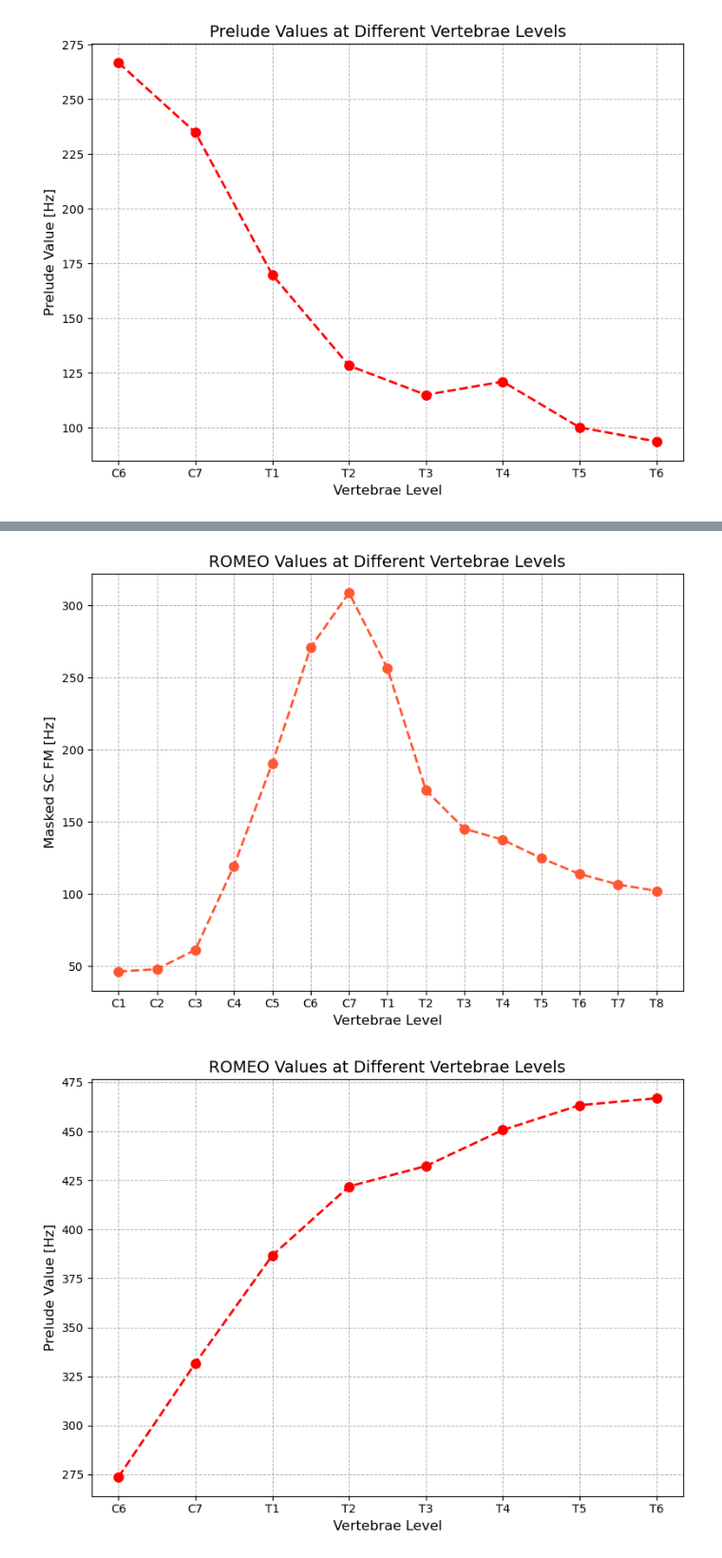
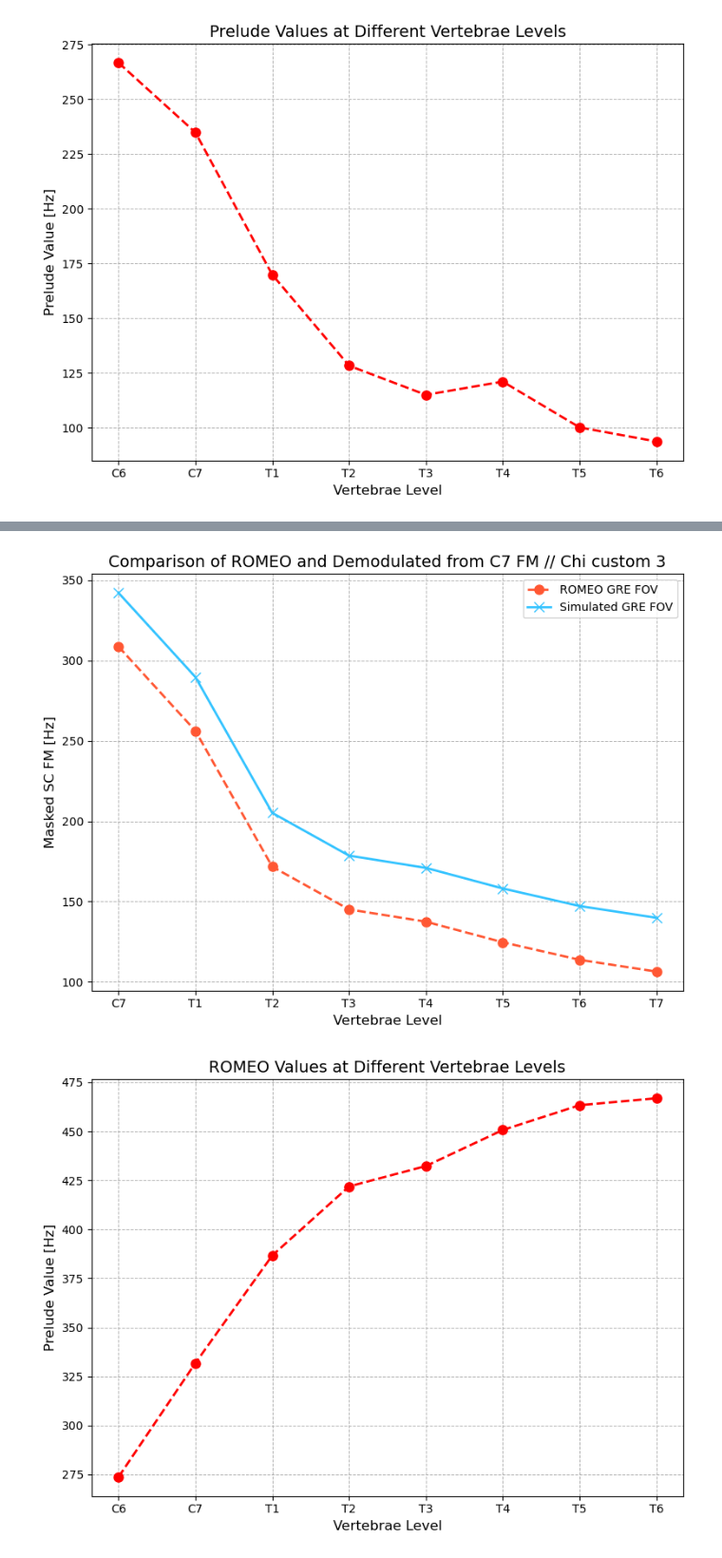
Before and after one commit to sriosq/Image-processing-strategies, a Jupyter notebook: compare_fieldmap/compare_fm.ipynb, the cells around one changed output, grey strips where cells are left out. Shown at 95% size. Drawn from its saved outputs; the diff is of its cells as text; code cells hidden in the pictures.

```diff
--- a/compare_fieldmap/compare_fm.ipynb
+++ b/compare_fieldmap/compare_fm.ipynb
@@ -50,0 +57,10 @@ plt.show()
+# %%
+# Data for vertebrae levels and prelude values
+
+vertebrae_levels = ['C7', 'T1', 'T2', 'T3', 'T4', 'T5', 'T6', 'T7']
+
+simulated_custom1 = [-241.68, -224.49, -270.97, -271.70, -267.70, -283.41, -292.96, -268.28] # Air in lungs and trachea = 0.2
+simulated_custom2 = [-279.61, -255.1496, -271.21, -272.25, -275.12, -286.55, -286.97, -268.84] # Trachea 0.2 Lungs -4.84
+simulated_custom3 = [-275.16, -250.78, -270.73, -272.15, -274.49, -286.40, -287.95, -268.9] # Trachea and Lungs -4.84
+
+simulated_charles = [-295, -325, -348, -320, -282, -250, -260, -270]
@@ -51,26 +124,36 @@ plt.show()
+# %%
+# Now, taking difference between c3 points
+vertebrae_levels_c7_t7 = ['C7', 'T1', 'T2', 'T3', 'T4', 'T5', 'T6', 'T7']
+
+cropped_romeo = [308.63, 256.27, 171.73, 145.12, 137.50, 124.69, 113.77, 106.44]
+demodulation_factor = cropped_romeo[0] + simulated_custom3[0]
+demodulated_sim = [cropped_romeo[i] + demodulation_factor for i in range(len(simulated_custom3))]
 # %%
-# Data for vertebrae levels and prelude values
-vertebrae_levels = ['C1','C2','C3','C4', 'C5', 'C6', 'C7', 'T1', 'T2', 'T3', 'T4', 'T5', 'T6','T7','T8']
-
-romeo_all_fov = [46.09, 47.78, 61.17, 119.09, 190.46, 270.79, 308.63, 256.27, 171.73, 145.12, 137.50, 124.69,113.77,106.44,102.05]
-
 # Create the plot
 plt.figure(figsize=(8, 6))
-plt.plot(vertebrae_levels, romeo_all_fov, marker='o', color='#FF5733', linestyle='--', linewidth=2, markersize=8)
+
+# ROMEO
+plt.plot(vertebrae_levels_c7_t7, cropped_romeo, marker='o', color='#FF5733', linestyle='--', linewidth=2, markersize=8, label = "ROMEO GRE FOV")
+
+
+# Plot Simulated demodulated values
+plt.plot(vertebrae_levels_c7_t7, demodulated_sim, marker='x', color='#33C3FF', linestyle='-', linewidth=2, markersize=8, label='Simulated GRE FOV')
+
 
 # Add titles and labels
-plt.title('ROMEO Values at Different Vertebrae Levels', fontsize=14)
+plt.title('Comparison of ROMEO and Demodulated from C7 FM // Chi custom 3', fontsize=14)
 plt.xlabel('Vertebrae Level', fontsize=12)
 plt.ylabel('Masked SC FM [Hz]', fontsize=12)
 
+plt.legend()
 # Customize grid and display
 plt.grid(True, which='both', linestyle='--', linewidth=0.7)
 plt.tight_layout()
 
 # Show the plot
 plt.show()
 # %% [output]
-[figure, old version]
+[figure, new version]
 # %%
 # Data for vertebrae levels and prelude values
 vertebrae_levels = ['C6', 'C7', 'T1', 'T2', 'T3', 'T4', 'T5', 'T6']
```
Also changed, not shown: parts of 6 cells of this notebook, 1 other file.
